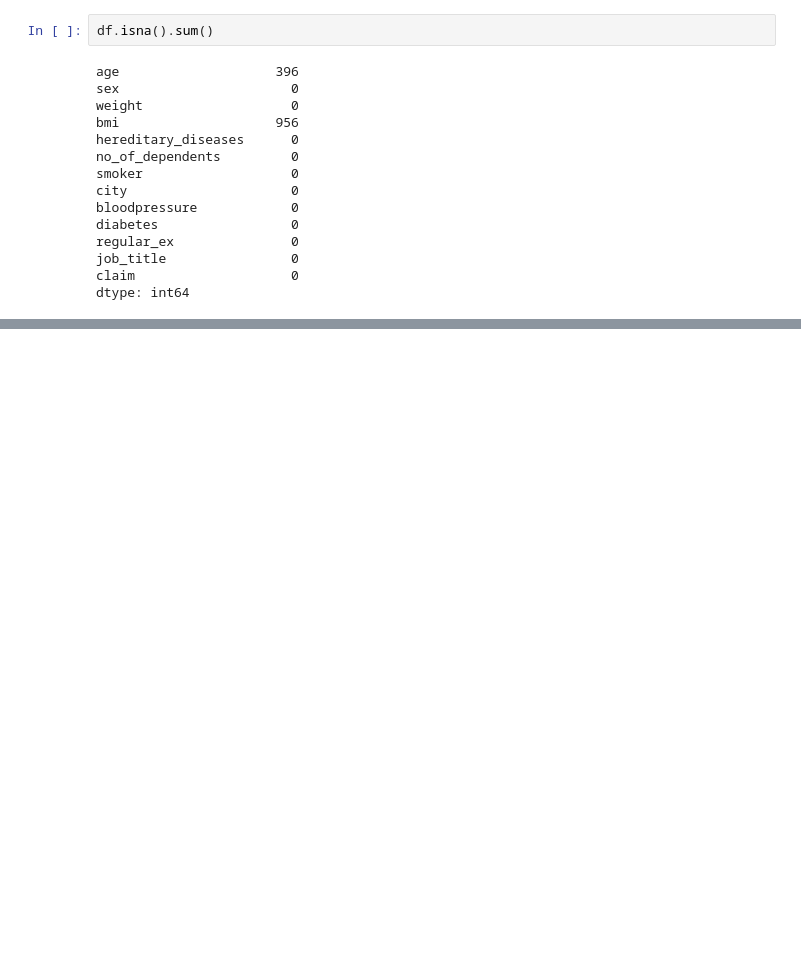
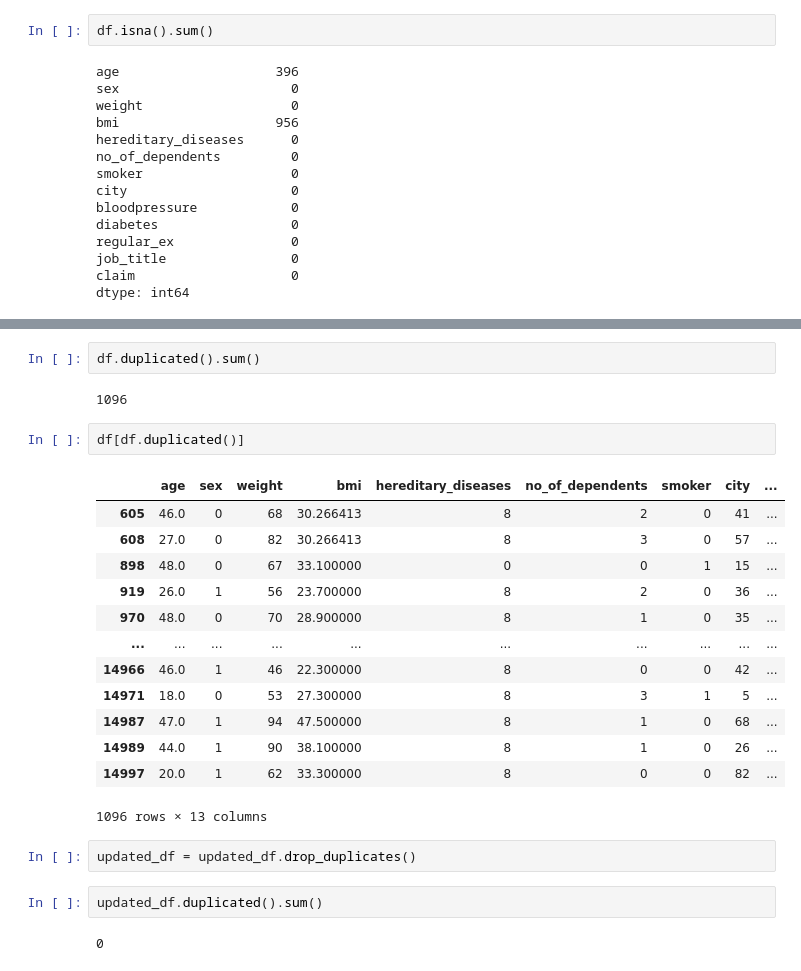
Before and after one commit to arun-ekambaram/Health-Insurance-Claim-Prediction, a Jupyter notebook: experiment.ipynb, the cells around one changed output, grey strips where cells are left out. Drawn from its saved outputs; the diff is of its cells as text; blank space fills up the shorter version.

```diff
--- a/experiment.ipynb
+++ b/experiment.ipynb
@@ -90,0 +180,26 @@ dtype: int64
+# %%
+df.duplicated().sum()
+# %% [output]
+1096
+# %%
+df[df.duplicated()]
+# %% [output]
+|  | age | sex | weight | bmi | hereditary_diseases | no_of_dependents | smoker | city | ... |
+| 605 | 46.0 | 0 | 68 | 30.266413 | 8 | 2 | 0 | 41 | ... |
+| 608 | 27.0 | 0 | 82 | 30.266413 | 8 | 3 | 0 | 57 | ... |
+| 898 | 48.0 | 0 | 67 | 33.100000 | 0 | 0 | 1 | 15 | ... |
+| 919 | 26.0 | 1 | 56 | 23.700000 | 8 | 2 | 0 | 36 | ... |
+| 970 | 48.0 | 0 | 70 | 28.900000 | 8 | 1 | 0 | 35 | ... |
+| ... | ... | ... | ... | ... | ... | ... | ... | ... | ... |
+| 14966 | 46.0 | 1 | 46 | 22.300000 | 8 | 0 | 0 | 42 | ... |
+| 14971 | 18.0 | 0 | 53 | 27.300000 | 8 | 3 | 1 | 5 | ... |
+| 14987 | 47.0 | 1 | 94 | 47.500000 | 8 | 1 | 0 | 68 | ... |
+| 14989 | 44.0 | 1 | 90 | 38.100000 | 8 | 1 | 0 | 26 | ... |
+| 14997 | 20.0 | 1 | 62 | 33.300000 | 8 | 0 | 0 | 82 | ... |
+1096 rows × 13 columns
+# %%
+updated_df = updated_df.drop_duplicates()
+# %%
+updated_df.duplicated().sum()
+# %% [output]
+0
```
Also changed, not shown: parts of 7 cells of this notebook.
